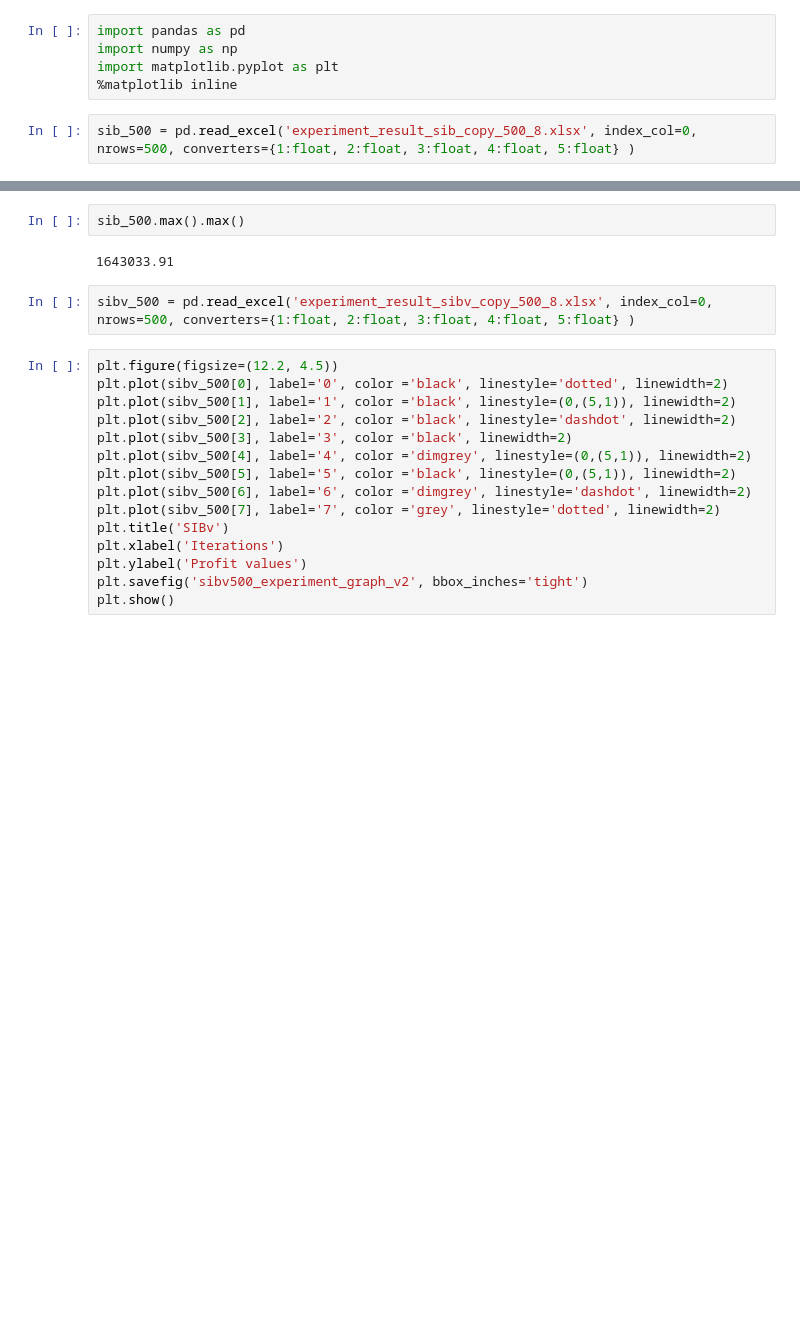
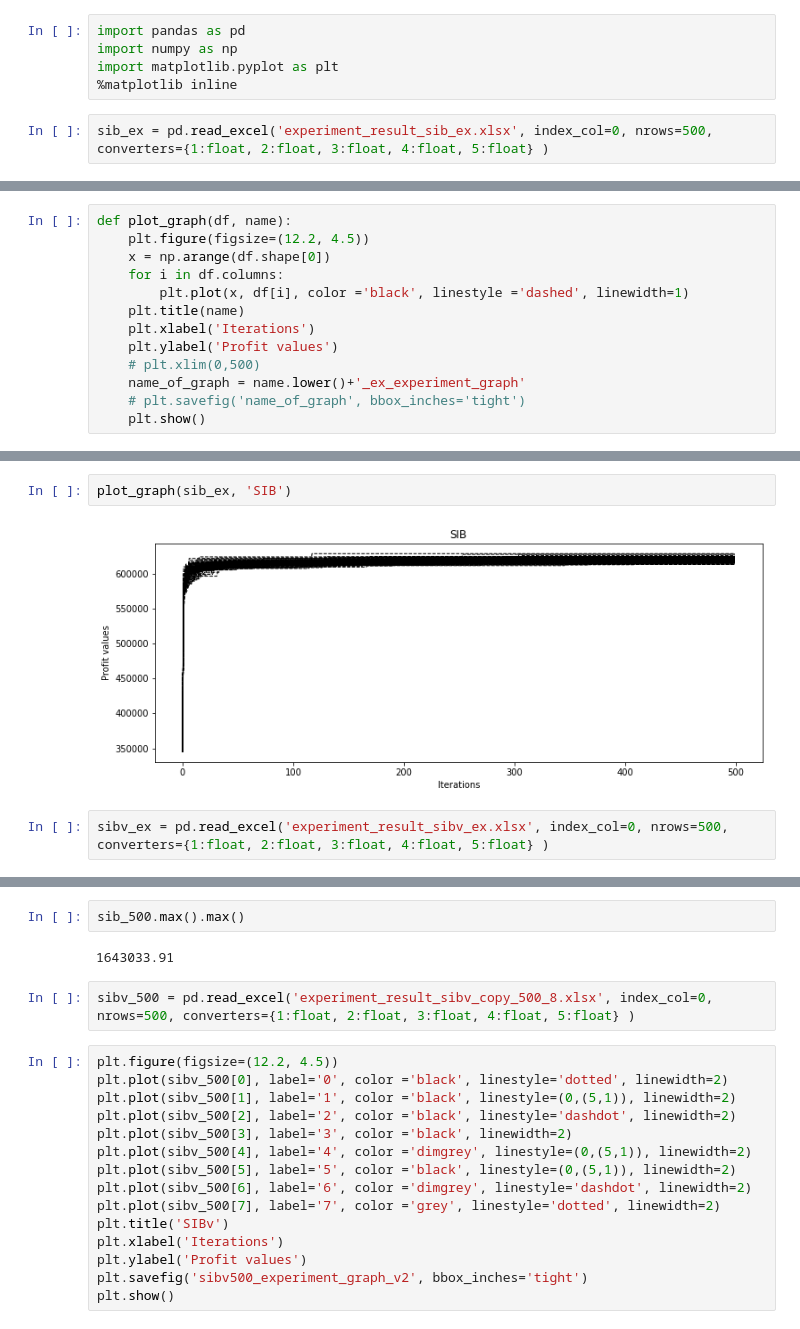
Before and after one commit to Xalt8/Intelligent_Computing_SC, a Jupyter notebook: visualisation_v2.ipynb, the cells around one changed output, grey strips where cells are left out. Drawn from its saved outputs; the diff is of its cells as text; blank space fills up the shorter version.

```diff
--- a/visualisation_v2.ipynb
+++ b/visualisation_v2.ipynb
@@ -4,4 +4,4 @@ import numpy as np
 import matplotlib.pyplot as plt
 %matplotlib inline
 # %%
-sib_500 = pd.read_excel('experiment_result_sib_copy_500_8.xlsx', index_col=0, nrows=500, converters={1:float, 2:float, 3:float, 4:float, 5:float} )
+sib_ex = pd.read_excel('experiment_result_sib_ex.xlsx', index_col=0, nrows=500, converters={1:float, 2:float, 3:float, 4:float, 5:float} )
@@ -16,0 +8,13 @@ sib_500.head()
+# %%
+def plot_graph(df, name):
+    plt.figure(figsize=(12.2, 4.5))
+    x = np.arange(df.shape[0])
+    for i in df.columns:
+        plt.plot(x, df[i], color ='black', linestyle ='dashed', linewidth=1)
+    plt.title(name)
+    plt.xlabel('Iterations')
+    plt.ylabel('Profit values')
+    # plt.xlim(0,500)
+    name_of_graph = name.lower()+'_ex_experiment_graph'
+    # plt.savefig('name_of_graph', bbox_inches='tight')
+    plt.show()
@@ -16,0 +37,6 @@ sib_500.head()
+# %%
+plot_graph(sib_ex, 'SIB')
+# %% [output]
+[figure, added]
+# %%
+sibv_ex = pd.read_excel('experiment_result_sibv_ex.xlsx', index_col=0, nrows=500, converters={1:float, 2:float, 3:float, 4:float, 5:float} )
```
Also changed, not shown: parts of 17 cells of this notebook, 10 other files.
